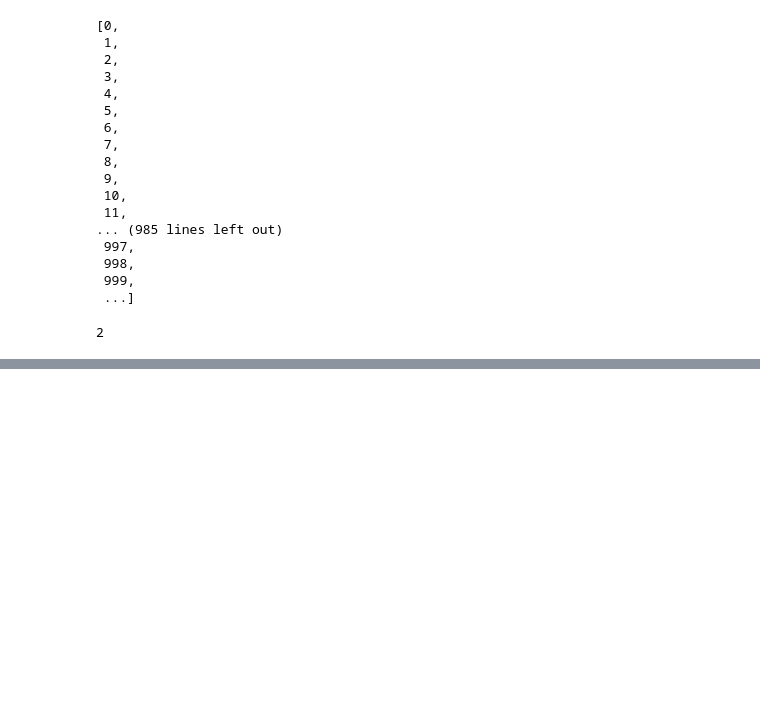
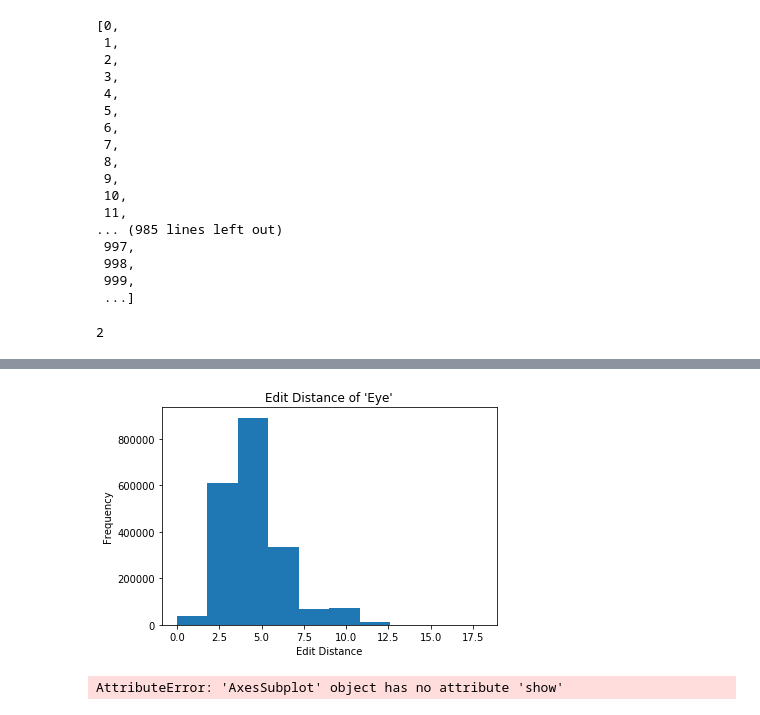
Before and after one commit to CNew88/Swadesh, a Jupyter notebook: edit_distances.ipynb, the cells around one changed output, grey strips where cells are left out. Drawn from its saved outputs; the diff is of its cells as text; code cells hidden in the pictures; blank space fills up the shorter version.

Commit message:
Updates to edit distance

```diff
--- a/edit_distances.ipynb
+++ b/edit_distances.ipynb
@@ -155,12 +138,28 @@ language_combos
 # %%
-## Access the word for "eye" for each pair of languages
+## Access the word for "eye" for each pair of languages (as an example)
 ## and calculate an edit distance
+
+dictionary = {'Language_1': [], 'Language_2': [], 'Word_1': [], 'Word_2': [], 'Edit_distance': []}
+
 
 for i in range(len(language_combos)):
     word_1 = full_df.loc[language_combos[i][0]]["eye"]  # word in language 1
+    dictionary["Word_1"].append(word_1)
+
     word_2 = full_df.loc[language_combos[i][1]]["eye"]  # word in language 2
+    dictionary["Word_2"].append(word_2)
+
     language_1 = full_df.loc[language_combos[i][0]]["Language_name"]
+    dictionary["Language_1"].append(language_1)
+
     language_2 = full_df.loc[language_combos[i][1]]["Language_name"]
-    edit_distance = editdistance.eval(word_1, word_2)
-    print("word 1: ", word_1, "     word_2: ", word_2, "edit distance: ", edit_distance)
+    dictionary["Language_2"].append(language_2)
+
+    if type(word_1) == str and type(word_2) == str:
+        edit_distance = editdistance.eval(word_1, word_2)
+        dictionary["Edit_distance"].append(edit_distance)
+        #print("word 1: ", word_1, "     word_2: ", word_2, "     edit distance: ", edit_distance)
+    else:
+        #print("else", word_1, word_2)
+        dictionary["Edit_distance"].append(float('NaN'))
 # %% [output]
@@ -331,0 +167,2 @@ TypeError: object of type 'float' has no len()
+# %%
+df = pd.DataFrame(data=dictionary)
@@ -331,0 +190,12 @@ TypeError: object of type 'float' has no len()
+# %%
+histogram = plt.figure
+
+df["Edit_distance"].plot(kind='hist').set_xlabel('Edit Distance')
+plt.title("Edit Distance of 'Eye'")
+plt.show()
+# %% [output]
+[figure, added]
+# %%
+eye_histogram
+# %% [output]
+AttributeError: 'AxesSubplot' object has no attribute 'show'
```
Also changed, not shown: parts of 7 cells of this notebook.
